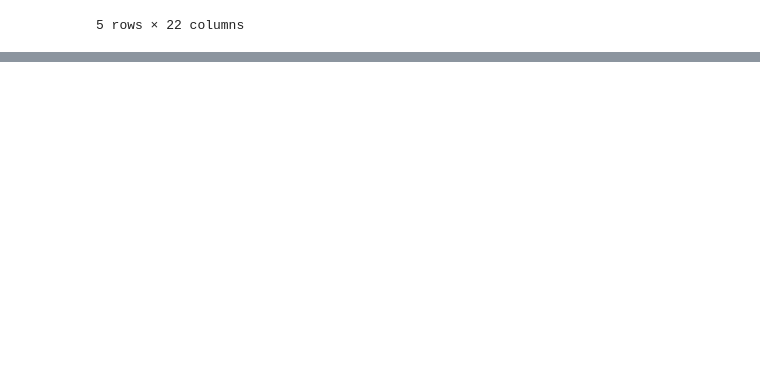
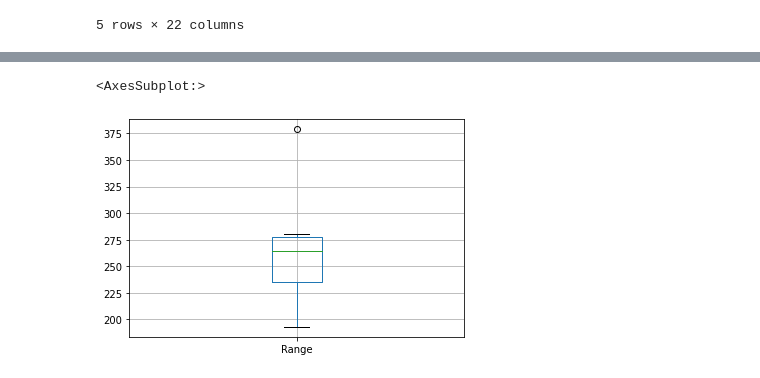
Before and after one commit to ktsorensenWX/Electric_Car_Database, a Jupyter notebook: EV_dataset.ipynb, the cells around one changed output, grey strips where cells are left out. Cells and saved outputs as stored; diff of their text form; code cells hidden in the pictures; blank space fills up the shorter version.

```diff
--- a/EV_dataset.ipynb
+++ b/EV_dataset.ipynb
@@ -200,0 +204,10 @@ plt.show()
+# %%
+# Create a boxplot to identify quartile ranges and min/max of sedan RANGE values
+
+sedan_evs.boxplot(column='Range')
+
+# Its worthy to note that we have an outlier at the very top, which is Lucid's Air. Assuming the vehicle is a true, buyable
+# car (not a concept), it has the longest range of any current EV sedan.
+# %% [output]
+<AxesSubplot:>
+[figure, added]
```
Also changed, not shown: parts of 4 cells of this notebook, 1 other file.
